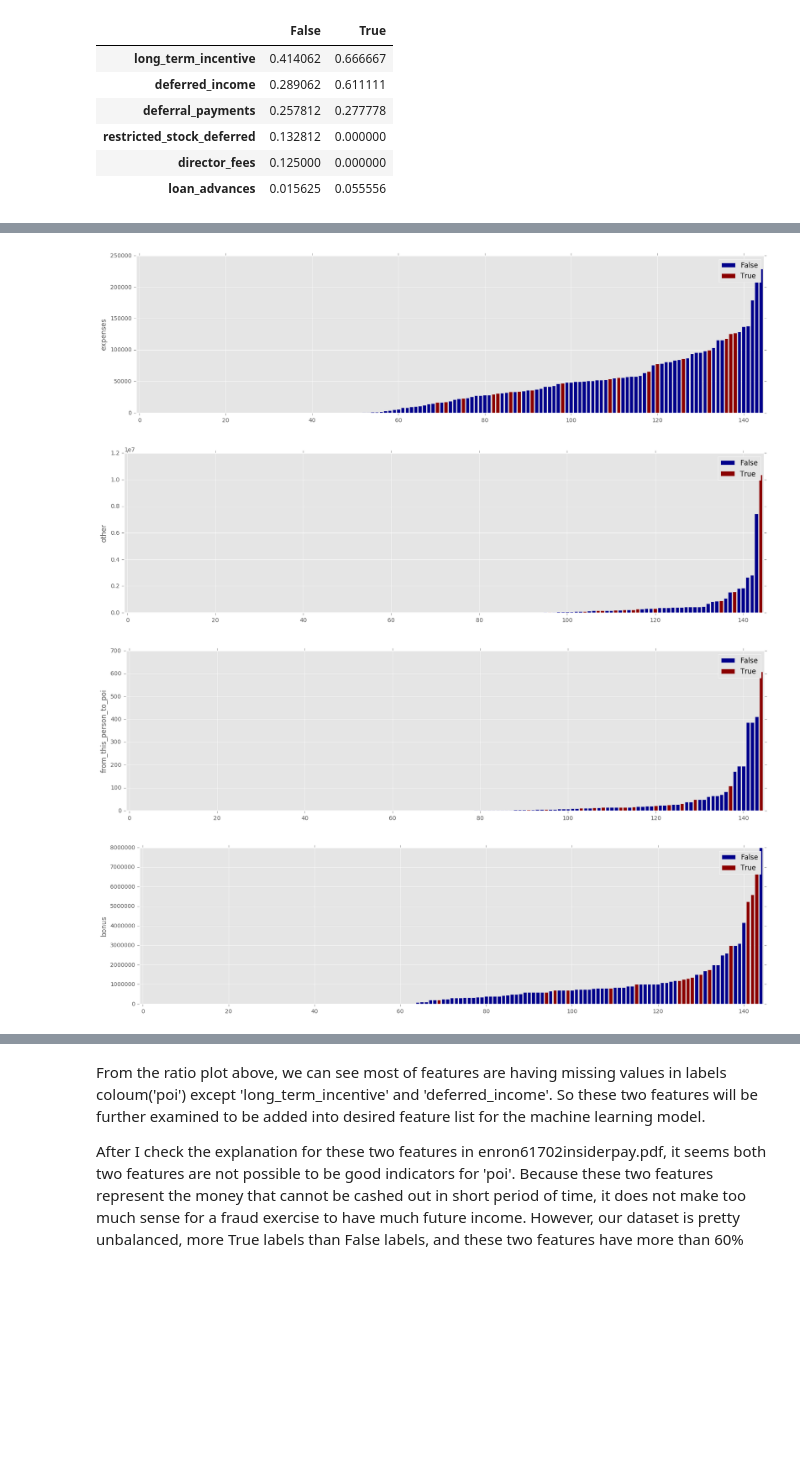
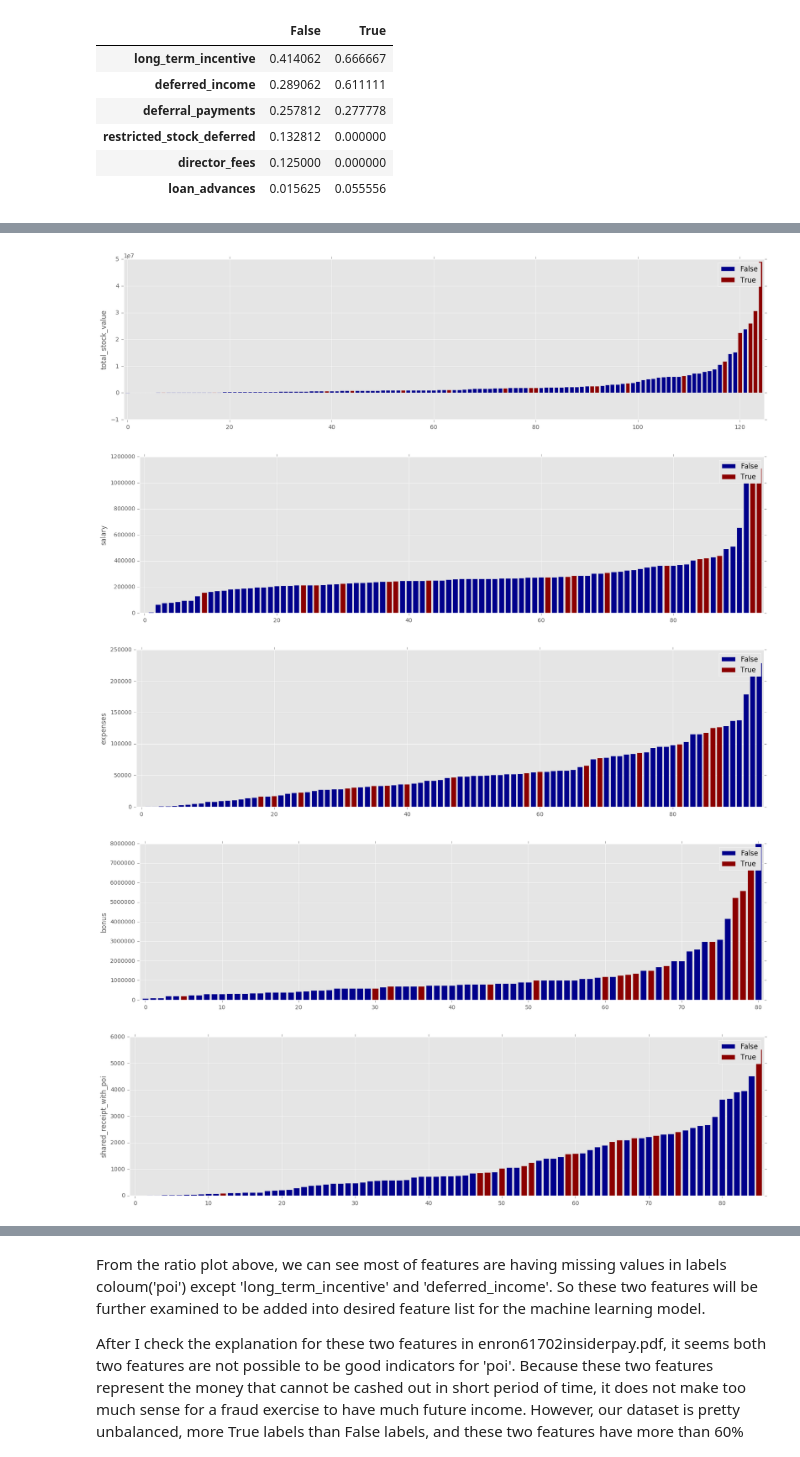
Before and after one commit to yangforbig/Udacity_Github, a Jupyter notebook: Data Analyst Nanodegree/P5 Identify Fraud from Enron Email/final_project/Enron dataset.ipynb, the cells around one changed output, grey strips where cells are left out. Drawn from its saved outputs; the diff is of its cells as text; code cells hidden in the pictures; blank space fills up the shorter version.

Commit message:
final code and plot

```diff
--- a/Data Analyst Nanodegree/P5 Identify Fraud from Enron Email/final_project/Enron dataset.ipynb
+++ b/Data Analyst Nanodegree/P5 Identify Fraud from Enron Email/final_project/Enron dataset.ipynb
@@ -99 +88,4 @@ e = e.drop("TOTAL")
+# %%
+# after check the data set, 'BELFER ROBERT' has a negative value. Another outlier dectected
+e = e.drop('BELFER ROBERT')
 # %%
@@ -154,5 +136,3 @@ ratio_df
 | restricted_stock_deferred | 0.132812 | 0.000000 |
 | director_fees | 0.125000 | 0.000000 |
 | loan_advances | 0.015625 | 0.055556 |
-# %%
-e = Enron_data
@@ -172,3 +138,0 @@ NameError: name 'feature' is not defined
-# %%
-e[e == 'NaN'] = np.nan
-e.head()
@@ -183,20 +139,21 @@ e.head()
 # %%
-
-selected_feature = ['expenses', 'other', 'from_this_person_to_poi', 'bonus']
+# after runing SelectKbest, I got a list of selected_feature for future machine learning
+selected_feature = ['total_stock_value', 'salary', 'expenses', 'bonus', 'shared_receipt_with_poi']
 for feature in selected_feature:
     plt_bar = e[[feature ,'poi']].dropna().sort(feature).reset_index()
     fig, ax = plt.subplots(figsize=(20,5))
     false_data = plt_bar[plt_bar.poi == False][feature]
     true_data = plt_bar[plt_bar.poi == True][feature]
     ax.bar(false_data.index,false_data, label='False',color='DarkBlue',align='center')
     ax.bar(true_data.index,true_data, label='True',color="DarkRed",align='center')
     #true_data.plot(kind='bar',label='False',color="DarkGreen")
 
     ax.set_xlim(left=plt_bar.index[0]-0.75,right=plt_bar.index[-1]+0.75)
     ax.set_ylabel(feature)
     ax.legend()
 # %% [output]
-[figure, old version]
+[figure, new version]
-[figure, old version]
+[figure, new version]
-[figure, old version]
+[figure, new version]
-[figure, old version]
+[figure, new version]
+[figure, added]
```
Also changed, not shown: parts of 101 cells of this notebook, 11 other files.
